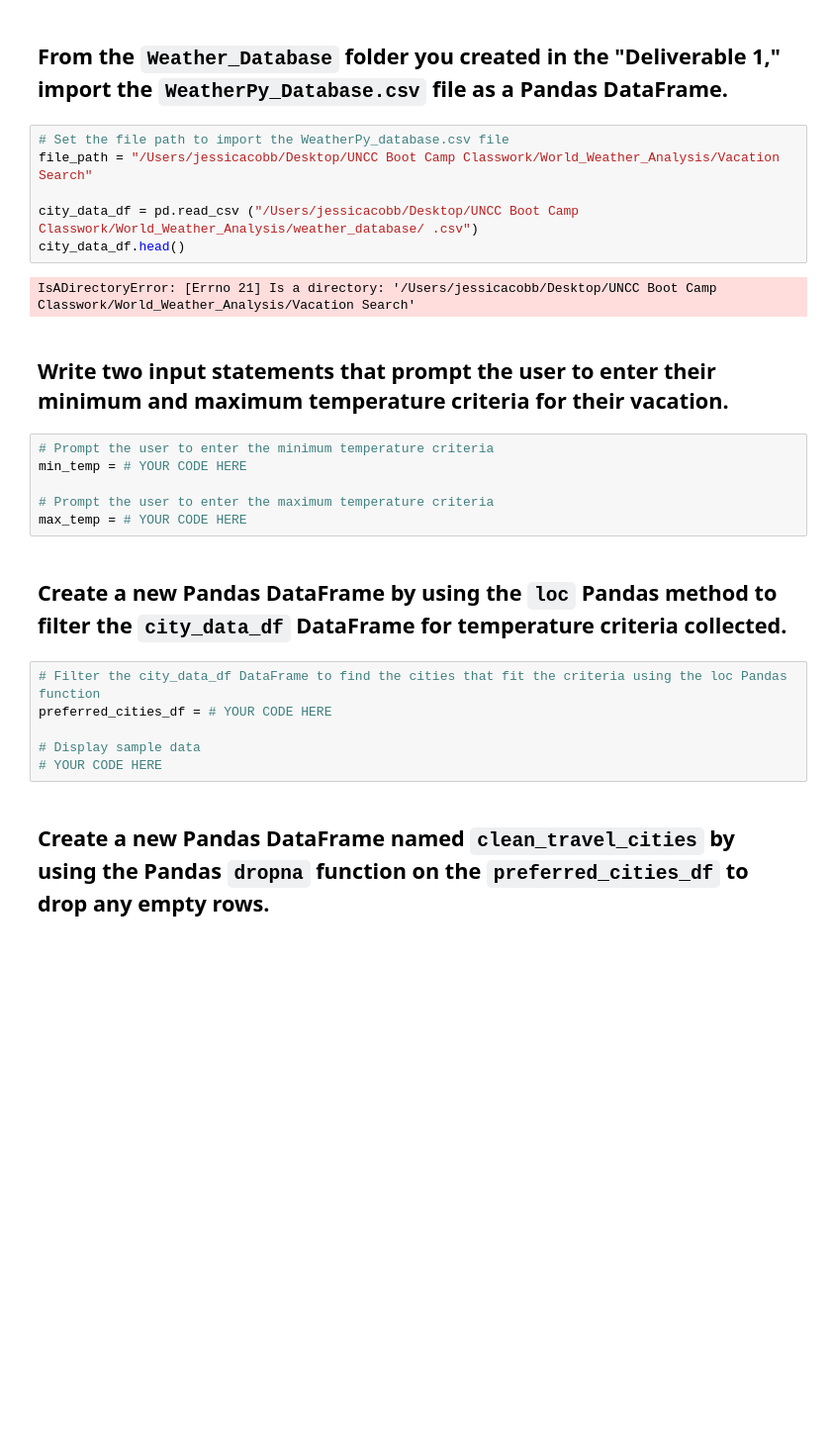
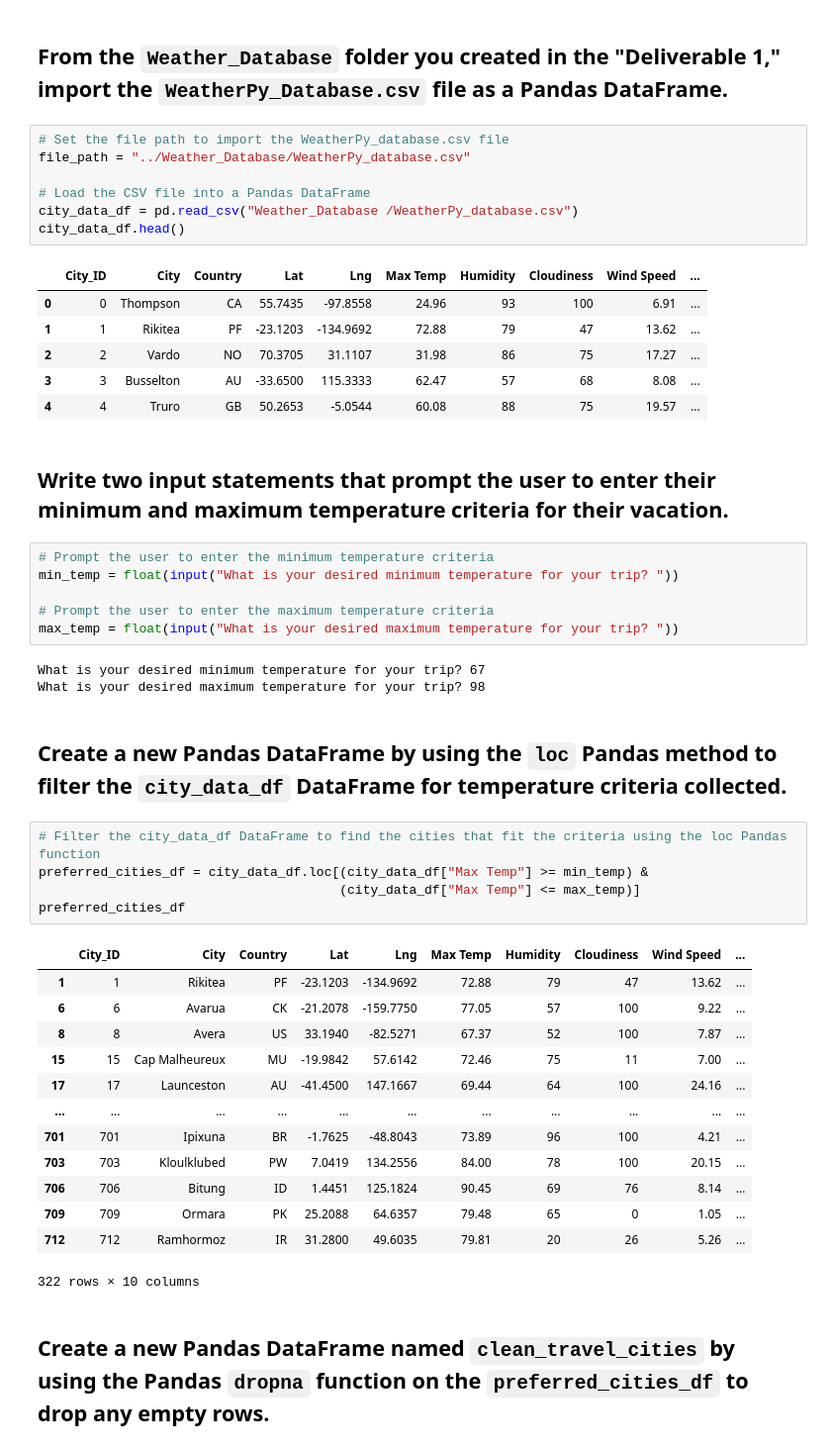
Before and after one commit to cobb-j/World_Weather_Analysis-, a Jupyter notebook: Vacation Search/Vacation_Search.ipynb, the cells around one changed output. Shown at 99% size. Cells and saved outputs as stored; diff of their text form; blank space fills up the shorter version.

```diff
--- a/Vacation Search/Vacation_Search.ipynb
+++ b/Vacation Search/Vacation_Search.ipynb
@@ -65,28 +60,50 @@ Get current working directory :  /Users/jessicacobb/Desktop/UNCC Boot Camp Class
 ## From the `Weather_Database` folder you created in the "Deliverable 1," import the `WeatherPy_Database.csv` file as a Pandas DataFrame.
 # %%
 # Set the file path to import the WeatherPy_database.csv file
-file_path = "/Users/jessicacobb/Desktop/UNCC Boot Camp Classwork/World_Weather_Analysis/Vacation Search"
+file_path = "../Weather_Database/WeatherPy_database.csv"
 
-city_data_df = pd.read_csv ("/Users/jessicacobb/Desktop/UNCC Boot Camp Classwork/World_Weather_Analysis/weather_database/ .csv")
+# Load the CSV file into a Pandas DataFrame
+city_data_df = pd.read_csv("Weather_Database /WeatherPy_database.csv")
 city_data_df.head()
 # %% [output]
-IsADirectoryError: [Errno 21] Is a directory: '/Users/jessicacobb/Desktop/UNCC Boot Camp Classwork/World_Weather_Analysis/Vacation Search'
+|  | City_ID | City | Country | Lat | Lng | Max Temp | Humidity | Cloudiness | Wind Speed | ... |
+| 0 | 0 | Thompson | CA | 55.7435 | -97.8558 | 24.96 | 93 | 100 | 6.91 | ... |
+| 1 | 1 | Rikitea | PF | -23.1203 | -134.9692 | 72.88 | 79 | 47 | 13.62 | ... |
+| 2 | 2 | Vardo | NO | 70.3705 | 31.1107 | 31.98 | 86 | 75 | 17.27 | ... |
+| 3 | 3 | Busselton | AU | -33.6500 | 115.3333 | 62.47 | 57 | 68 | 8.08 | ... |
+| 4 | 4 | Truro | GB | 50.2653 | -5.0544 | 60.08 | 88 | 75 | 19.57 | ... |
 # %% [markdown]
 ## Write two input statements that prompt the user to enter their minimum and maximum temperature criteria for their vacation.
 # %%
 # Prompt the user to enter the minimum temperature criteria
-min_temp = # YOUR CODE HERE
+min_temp = float(input("What is your desired minimum temperature for your trip? "))
 
 # Prompt the user to enter the maximum temperature criteria
-max_temp = # YOUR CODE HERE
+max_temp = float(input("What is your desired maximum temperature for your trip? "))
+# %% [output]
+What is your desired minimum temperature for your trip? 67
+What is your desired maximum temperature for your trip? 98
 # %% [markdown]
 ## Create a new Pandas DataFrame by using the `loc` Pandas method to filter the `city_data_df` DataFrame for temperature criteria  collected.
 # %%
 # Filter the city_data_df DataFrame to find the cities that fit the criteria using the loc Pandas function
-preferred_cities_df = # YOUR CODE HERE
-
-# Display sample data
-# YOUR CODE HERE
+preferred_cities_df = city_data_df.loc[(city_data_df["Max Temp"] >= min_temp) &
+                                       (city_data_df["Max Temp"] <= max_temp)]
+preferred_cities_df
+# %% [output]
+|  | City_ID | City | Country | Lat | Lng | Max Temp | Humidity | Cloudiness | Wind Speed | ... |
+| 1 | 1 | Rikitea | PF | -23.1203 | -134.9692 | 72.88 | 79 | 47 | 13.62 | ... |
+| 6 | 6 | Avarua | CK | -21.2078 | -159.7750 | 77.05 | 57 | 100 | 9.22 | ... |
+| 8 | 8 | Avera | US | 33.1940 | -82.5271 | 67.37 | 52 | 100 | 7.87 | ... |
+| 15 | 15 | Cap Malheureux | MU | -19.9842 | 57.6142 | 72.46 | 75 | 11 | 7.00 | ... |
+| 17 | 17 | Launceston | AU | -41.4500 | 147.1667 | 69.44 | 64 | 100 | 24.16 | ... |
+| ... | ... | ... | ... | ... | ... | ... | ... | ... | ... | ... |
+| 701 | 701 | Ipixuna | BR | -1.7625 | -48.8043 | 73.89 | 96 | 100 | 4.21 | ... |
+| 703 | 703 | Kloulklubed | PW | 7.0419 | 134.2556 | 84.00 | 78 | 100 | 20.15 | ... |
+| 706 | 706 | Bitung | ID | 1.4451 | 125.1824 | 90.45 | 69 | 76 | 8.14 | ... |
+| 709 | 709 | Ormara | PK | 25.2088 | 64.6357 | 79.48 | 65 | 0 | 1.05 | ... |
+| 712 | 712 | Ramhormoz | IR | 31.2800 | 49.6035 | 79.81 | 20 | 26 | 5.26 | ... |
+322 rows × 10 columns
 # %% [markdown]
 ## Create a new Pandas DataFrame named `clean_travel_cities` by using the Pandas `dropna` function on the `preferred_cities_df` to drop any empty rows.
 # %%
```
Also changed, not shown: parts of 13 cells of this notebook, 2 other files.
